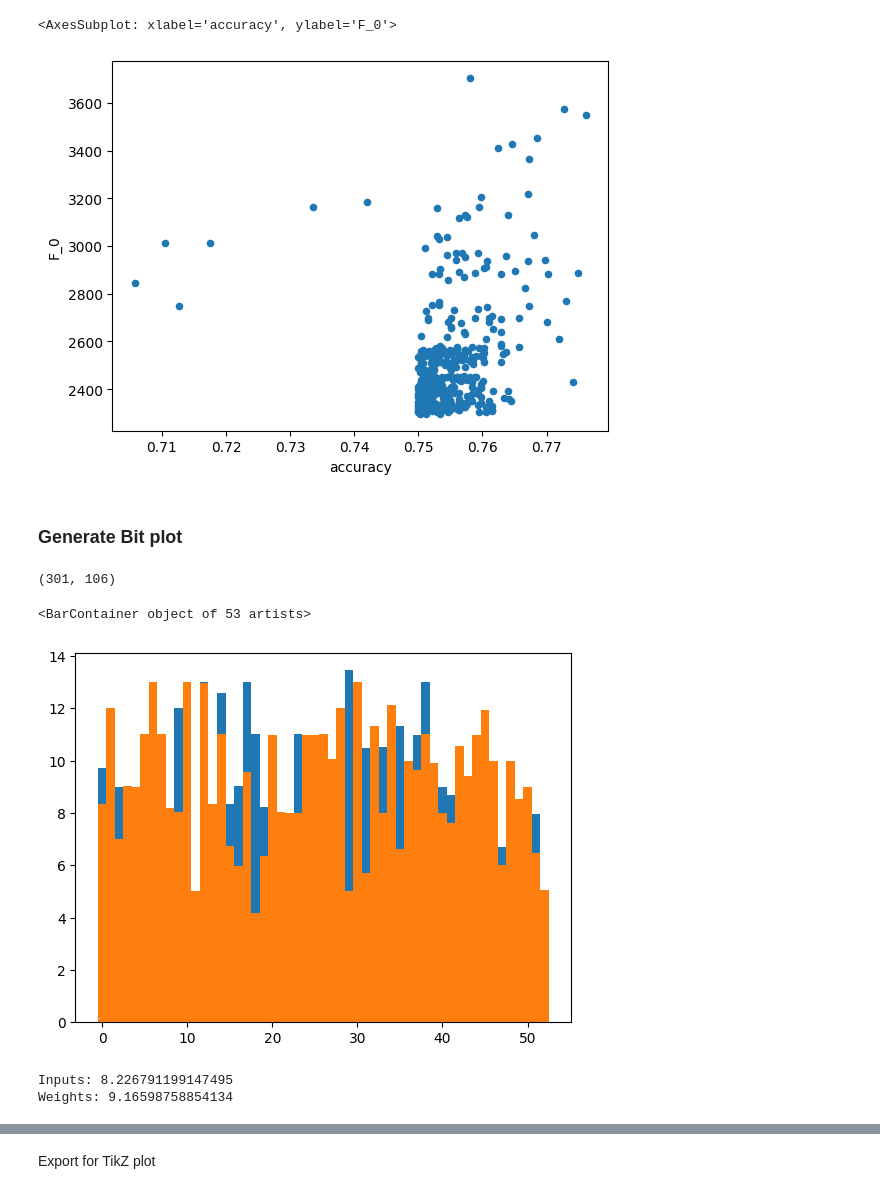
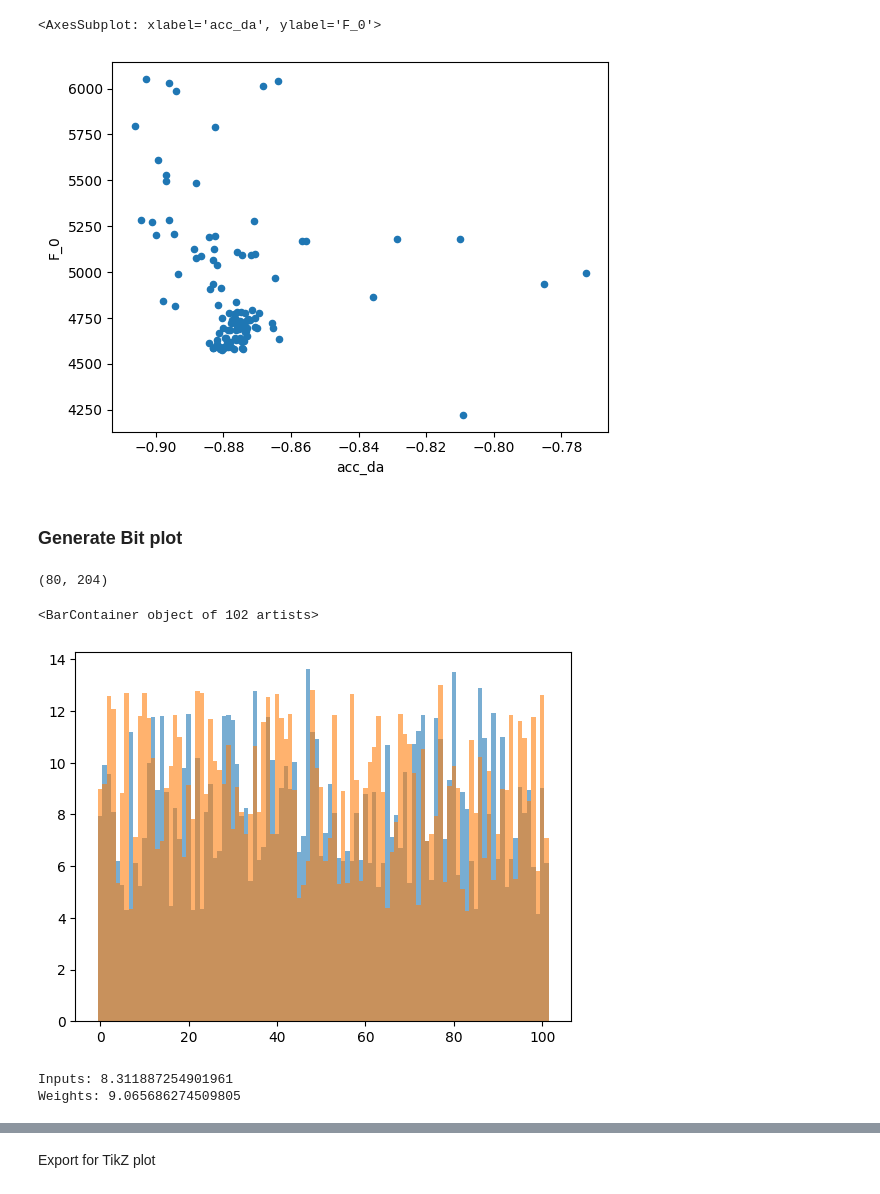
Before and after one commit to itiv-kit/dnn-model-exploration, a Jupyter notebook: doodle_scripts/visualize_individuals.ipynb, the cells around one changed output, grey strips where cells are left out. Drawn from its saved outputs; the diff is of its cells as text; code cells hidden in the pictures.

Commit message:
added multi objective accuracy for yolop

```diff
--- a/doodle_scripts/visualize_individuals.ipynb
+++ b/doodle_scripts/visualize_individuals.ipynb
@@ -22,0 +8,7 @@ dfin = results.to_dataframe()
+# %%
+# results = collect_results('../results/expl_quantization_problem_resnet50_imagenet_2023-03-12_19-50.pkl')
+results = collect_results('/home/oq4116/projekte/ai-hardware-accelerators/mixed-precision-dnns/results/expl_quantization_problem_yolop_bdd100k_2023-03-15_15-35.pkl')
+
+dfin = results.to_dataframe()
+
+dfin.head()
@@ -23,7 +22,12 @@ dfin = results.to_dataframe()
 # %%
 def prepare(df):
-    df['accuracy'] = -df['accuracy'] + results.accuracy_limit
-    df = df[df['accuracy'] > 0.7]
+    df[['acc_ll','acc_da','acc_det']] = pd.DataFrame(df.accuracies.tolist(), index=df_prep.index)
+    df['acc_ll'] = -df['acc_ll'] + results.accuracy_limit[0]
+    df['acc_da'] = -df['acc_da'] + results.accuracy_limit[1]
+    df['acc_det'] = -df['acc_det'] + results.accuracy_limit[2]
+    df = df[df['acc_ll'] > results.accuracy_limit[0]]
+    df = df[df['acc_da'] > results.accuracy_limit[1]]
+    df = df[df['acc_det'] > results.accuracy_limit[2]]
     # df['F_0'] =  -df['F_0'] * 1_000_000
     return df
 
@@ -45,5 +49,5 @@ df_prep.head()
 # %%
-df_prep.plot(kind='scatter', x='accuracy', y='F_0')
+df_prep.plot(kind='scatter', x='acc_da', y='F_0')
 # df8x8.plot(kind='scatter', x='accuracy', y='F_0')
 # df8x8alt.plot(kind='scatter', x='accuracy', y='F_0')
 # df16x16.plot(kind='scatter', x='accuracy', y='F_0')
@@ -53,8 +57,8 @@ df_prep.plot(kind='scatter', x='accuracy', y='F_0')
 # print(f"16x16 max: {df16x16['F_0'].max()}")
 # print(f"1x16 max: {df1x16['F_0'].max()}")
 # %% [output]
-<AxesSubplot: xlabel='accuracy', ylabel='F_0'>
+<AxesSubplot: xlabel='acc_da', ylabel='F_0'>
-[figure, old version]
+[figure, new version]
 # %%
 for i, row in df_prep.iterrows():
     print(f"{i},0,nondom,{row['accuracy']}, {row['F_0']}")
@@ -67,7 +71,7 @@ for idx, p in enumerate(row['parameters']):
 # %%
 import numpy as np
 
-df_constrained = df_prep[df_prep['F_0'] < 2600]
+df_constrained = df_prep[df_prep['F_0'] < 5000]
 bit_mat = None
 
 for i, row in df_constrained.iterrows():
@@ -79,25 +83,25 @@ for i, row in df_constrained.iterrows():
 
 print(bit_mat.shape)
 # %% [output]
-(301, 106)
+(80, 204)
 # %%
 bits = np.mean(bit_mat, axis=0)
 # %%
 import matplotlib.pyplot as plt
 
 input_bits = bits[0::2]
 weight_bits = bits[1::2]
 
 xi = list(range(input_bits.shape[0]))
 xw = list(range(weight_bits.shape[0]))
-plt.bar(xi, input_bits, width=1)
-plt.bar(xw, weight_bits, width=1)
+plt.bar(xi, input_bits, width=1, alpha=0.6)
+plt.bar(xw, weight_bits, width=1, alpha=0.6)
 # %% [output]
-<BarContainer object of 53 artists>
+<BarContainer object of 102 artists>
-[figure, old version]
+[figure, new version]
 # %%
 print("Inputs:", np.mean(input_bits))
 print("Weights:", np.mean(weight_bits))
 # %% [output]
-Inputs: 8.226791199147495
-Weights: 9.16598758854134
+Inputs: 8.311887254901961
+Weights: 9.065686274509805
```
Also changed, not shown: parts of 8 cells of this notebook, 7 other files.
